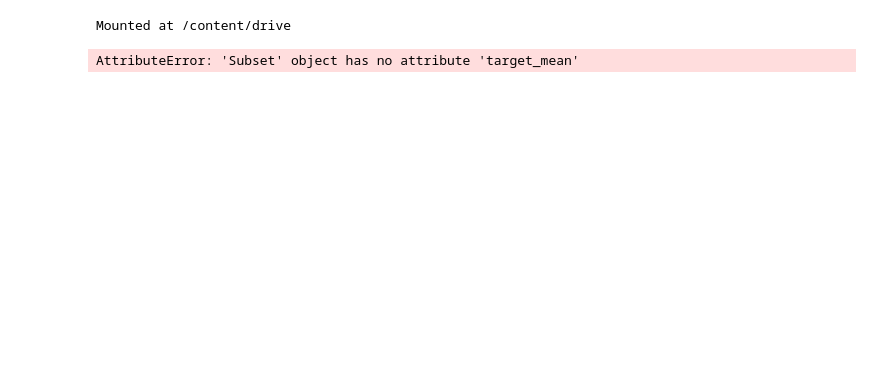
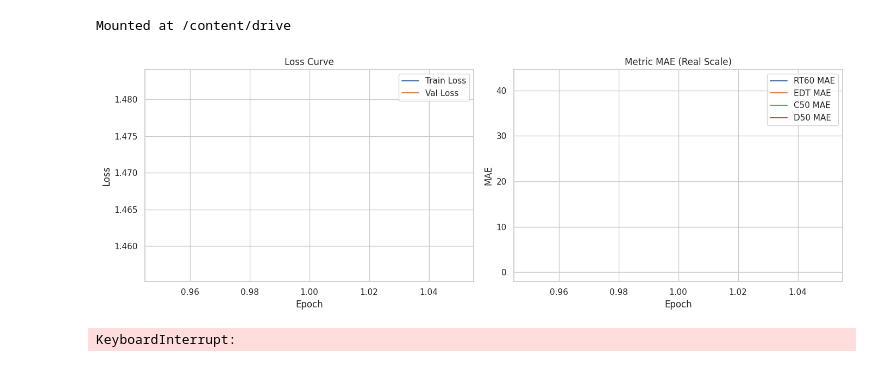
Before and after one commit to credwood/rir_ml, a Jupyter notebook: notebooks/03_train_ml_model.ipynb, the cells around one changed output. Saved outputs shown, nothing was run; the diff lists cells and outputs as text; code cells hidden in the pictures; blank space fills up the shorter version.

Commit message:
Plotting and hyperparameter tuning

```diff
--- a/notebooks/03_train_ml_model.ipynb
+++ b/notebooks/03_train_ml_model.ipynb
@@ -70,7 +44,7 @@ train_targets = np.stack([full_dataset[i][1].numpy() for i in train_idx])
 target_mean = train_targets.mean(axis=0)
 target_std = train_targets.std(axis=0)
 
-train_dataset = RIRHDF5Dataset(
+train_set = RIRHDF5Dataset(
     rir_path, metrics_path,
     normalize_targets=True,
     target_mean=target_mean,
@@ -78,7 +52,7 @@ train_dataset = RIRHDF5Dataset(
     subset_indices=train_idx
 )
 
-val_dataset = RIRHDF5Dataset(
+val_set = RIRHDF5Dataset(
     rir_path, metrics_path,
     normalize_targets=True,
     target_mean=target_mean,
@@ -172,5 +196,6 @@ def train_model(model, train_dataset, val_dataset, num_epochs=20, batch_size=64,
 # %%
 model = CNN1D()
-model = train_model(model, train_set, val_set, num_epochs=20, batch_size=1024, lr=1e-3, device='cuda')
+model = train_model(model, train_set, val_set, num_epochs=20, batch_size=1024, lr=1e-5, device='cuda')
 # %% [output]
+[figure, added]
-AttributeError: 'Subset' object has no attribute 'target_mean'
+KeyboardInterrupt:
```
Also changed, not shown: parts of 4 cells of this notebook.
